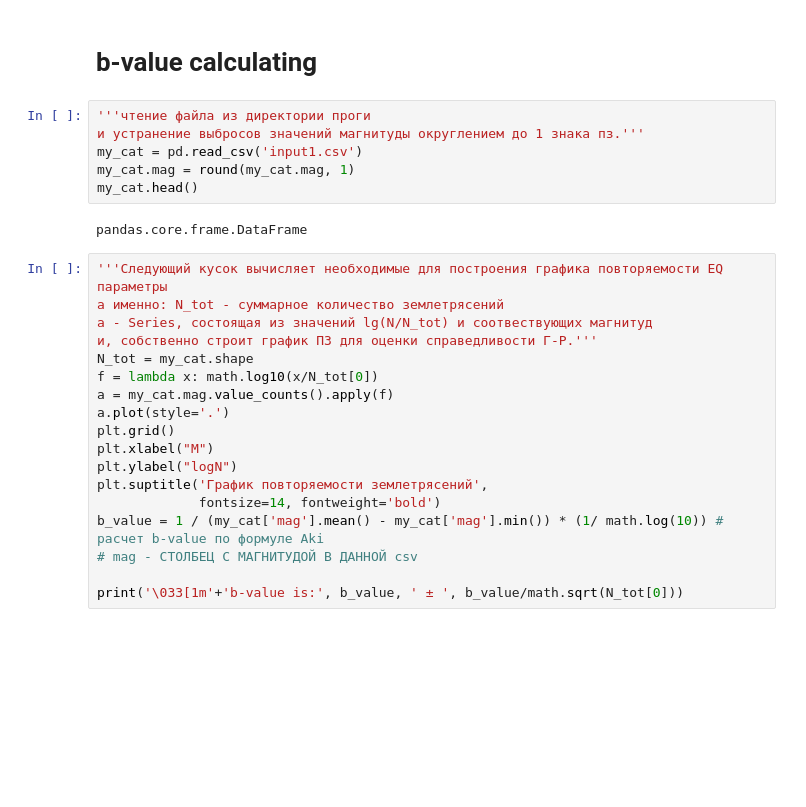
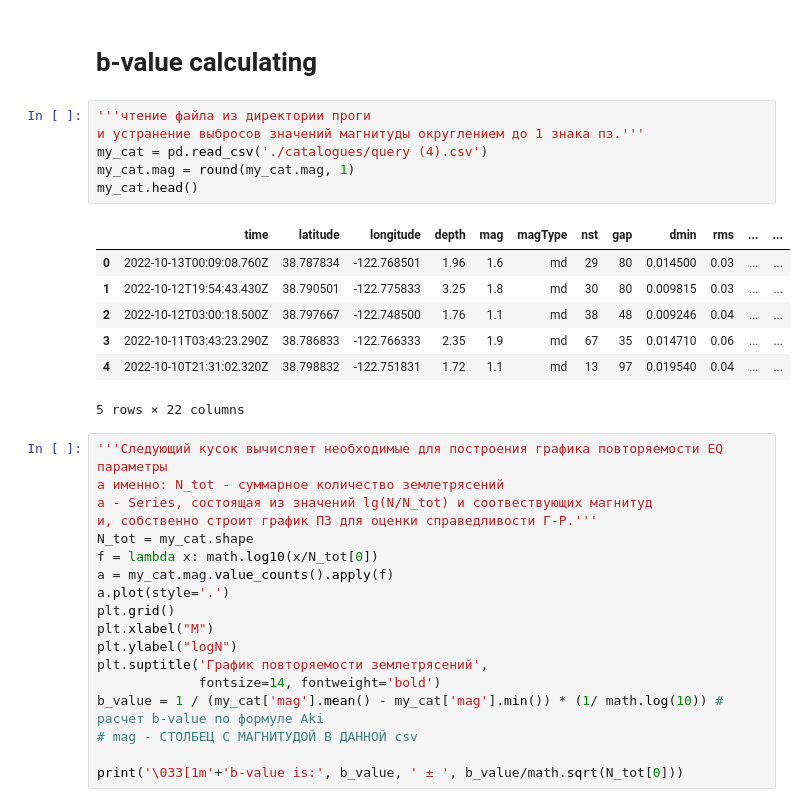
Before and after one commit to pavelmalyutin/ITPZ, a Jupyter notebook: Seismos_1.ipynb, the cells around one changed output. Drawn from its saved outputs; the diff is of its cells as text; blank space fills up the shorter version.

Commit message:
query(4)
b-value and FD calculating

```diff
--- a/Seismos_1.ipynb
+++ b/Seismos_1.ipynb
@@ -14,11 +14,17 @@ from sklearn.linear_model import LinearRegression
 # %%
 '''чтение файла из директории проги
 и устранение выбросов значений магнитуды округлением до 1 знака пз.'''
-my_cat = pd.read_csv('input1.csv')
+my_cat = pd.read_csv('./catalogues/query (4).csv')
 my_cat.mag = round(my_cat.mag, 1)
 my_cat.head()
 # %% [output]
+|  | time | latitude | longitude | depth | mag | magType | nst | gap | dmin | rms | ... | ... |
+| 0 | 2022-10-13T00:09:08.760Z | 38.787834 | -122.768501 | 1.96 | 1.6 | md | 29 | 80 | 0.014500 | 0.03 | ... | ... |
+| 1 | 2022-10-12T19:54:43.430Z | 38.790501 | -122.775833 | 3.25 | 1.8 | md | 30 | 80 | 0.009815 | 0.03 | ... | ... |
+| 2 | 2022-10-12T03:00:18.500Z | 38.797667 | -122.748500 | 1.76 | 1.1 | md | 38 | 48 | 0.009246 | 0.04 | ... | ... |
+| 3 | 2022-10-11T03:43:23.290Z | 38.786833 | -122.766333 | 2.35 | 1.9 | md | 67 | 35 | 0.014710 | 0.06 | ... | ... |
+| 4 | 2022-10-10T21:31:02.320Z | 38.798832 | -122.751831 | 1.72 | 1.1 | md | 13 | 97 | 0.019540 | 0.04 | ... | ... |
-pandas.core.frame.DataFrame
+5 rows × 22 columns
 # %%
 '''Следующий кусок вычисляет необходимые для построения графика повторяемости EQ параметры
 а именно: N_tot - суммарное количество землетрясений
```
Also changed, not shown: 1 other file.
